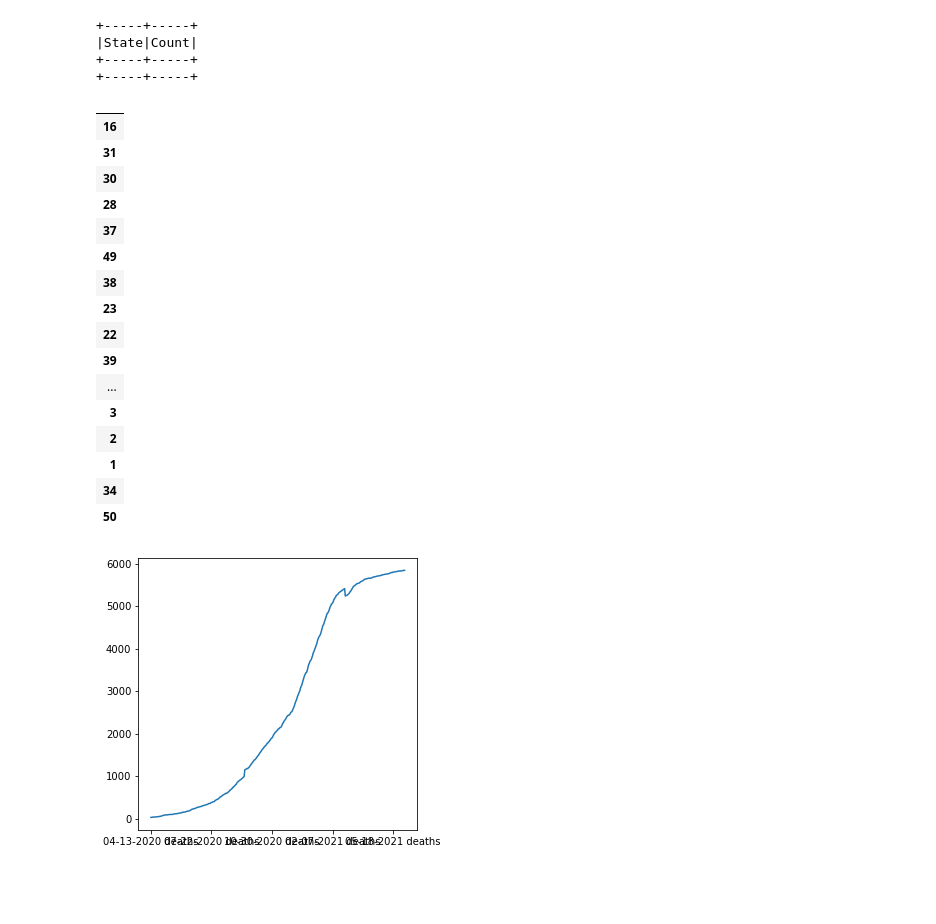
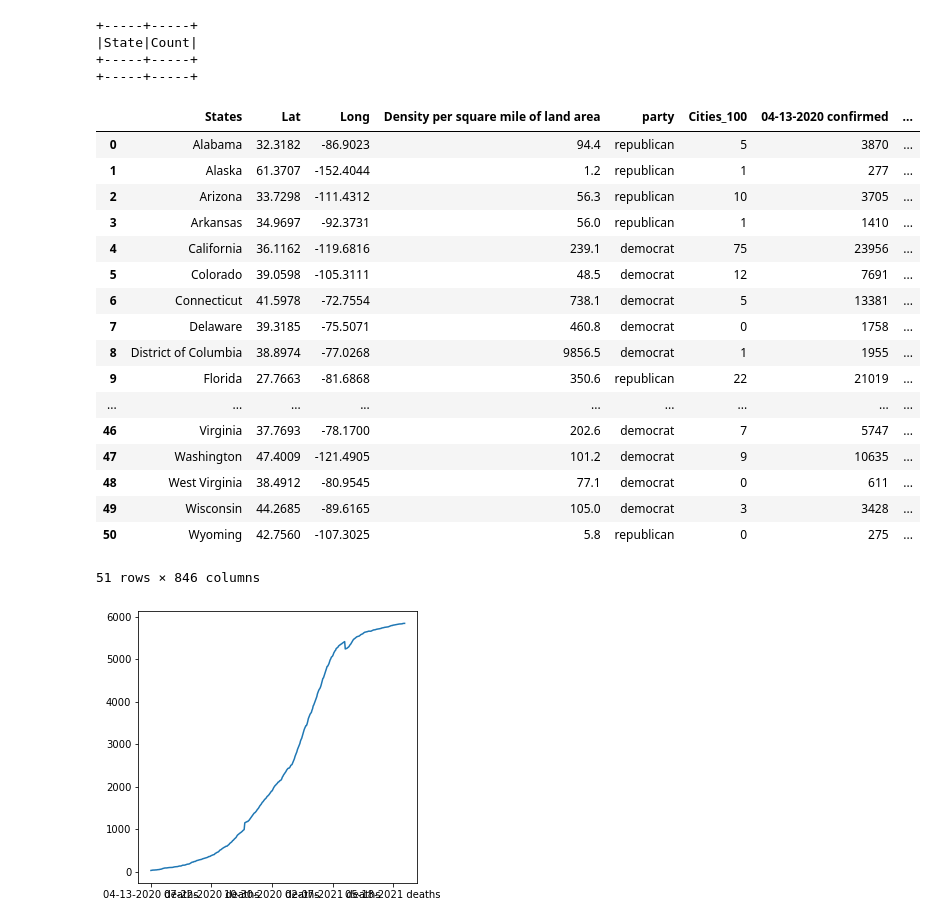
Before and after one commit to andrewargaez1/Covid-cause-and-effect, a Jupyter notebook: Untitled.ipynb, the cells around one changed output. Saved outputs shown, nothing was run; the diff lists cells and outputs as text; code cells hidden in the pictures; blank space fills up the shorter version.

```diff
--- a/Untitled.ipynb
+++ b/Untitled.ipynb
@@ -129,26 +129,26 @@ for k,v in sorted(twentyone.items()):
     new_df2[k + ' confirmed'] = v['Confirmed']
     new_df2[k + ' deaths'] = v['Deaths']
 # %%
-party_group=new_df2.sort_values(by='party')
-party_group.filter(party_group['party']=='democrat')
+new_df2
 # %% [output]
-|  |
-| 16 |
-| 31 |
-| 30 |
-| 28 |
-| 37 |
-| 49 |
-| 38 |
-| 23 |
-| 22 |
-| 39 |
-| ... |
-| 3 |
-| 2 |
-| 1 |
-| 34 |
-| 50 |
+|  | States | Lat | Long | Density per square mile of land area | party | Cities_100 | 04-13-2020 confirmed | ... |
+| 0 | Alabama | 32.3182 | -86.9023 | 94.4 | republican | 5 | 3870 | ... |
+| 1 | Alaska | 61.3707 | -152.4044 | 1.2 | republican | 1 | 277 | ... |
+| 2 | Arizona | 33.7298 | -111.4312 | 56.3 | republican | 10 | 3705 | ... |
+| 3 | Arkansas | 34.9697 | -92.3731 | 56.0 | republican | 1 | 1410 | ... |
+| 4 | California | 36.1162 | -119.6816 | 239.1 | democrat | 75 | 23956 | ... |
+| 5 | Colorado | 39.0598 | -105.3111 | 48.5 | democrat | 12 | 7691 | ... |
+| 6 | Connecticut | 41.5978 | -72.7554 | 738.1 | democrat | 5 | 13381 | ... |
+| 7 | Delaware | 39.3185 | -75.5071 | 460.8 | democrat | 0 | 1758 | ... |
+| 8 | District of Columbia | 38.8974 | -77.0268 | 9856.5 | democrat | 1 | 1955 | ... |
+| 9 | Florida | 27.7663 | -81.6868 | 350.6 | republican | 22 | 21019 | ... |
+| ... | ... | ... | ... | ... | ... | ... | ... | ... |
+| 46 | Virginia | 37.7693 | -78.1700 | 202.6 | democrat | 7 | 5747 | ... |
+| 47 | Washington | 47.4009 | -121.4905 | 101.2 | democrat | 9 | 10635 | ... |
+| 48 | West Virginia | 38.4912 | -80.9545 | 77.1 | democrat | 0 | 611 | ... |
+| 49 | Wisconsin | 44.2685 | -89.6165 | 105.0 | democrat | 3 | 3428 | ... |
+| 50 | Wyoming | 42.7560 | -107.3025 | 5.8 | republican | 0 | 275 | ... |
+51 rows × 846 columns
 # %%
 confirmed_cases=new_df2.iloc[3,6::2]
 # %%
```
Also changed, not shown: 1 other file.
